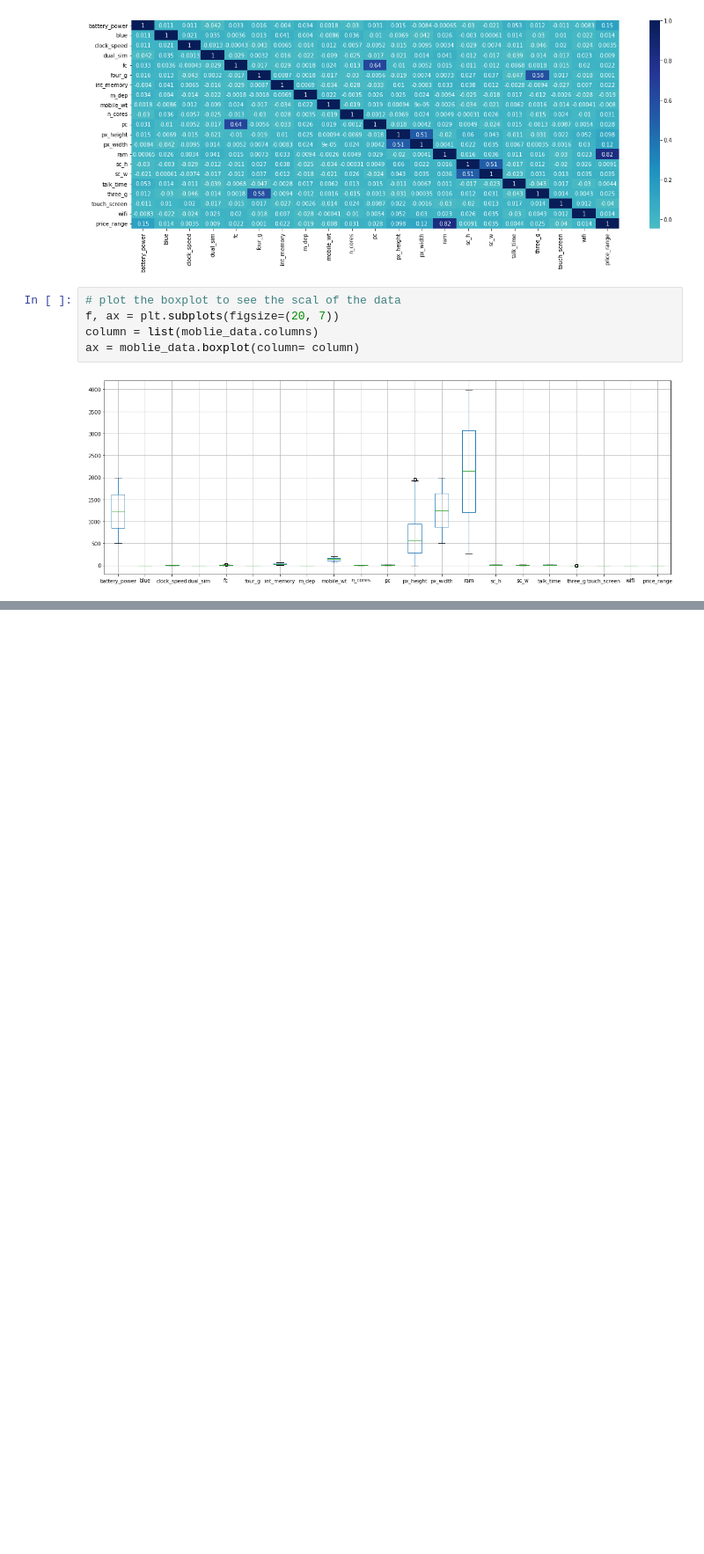
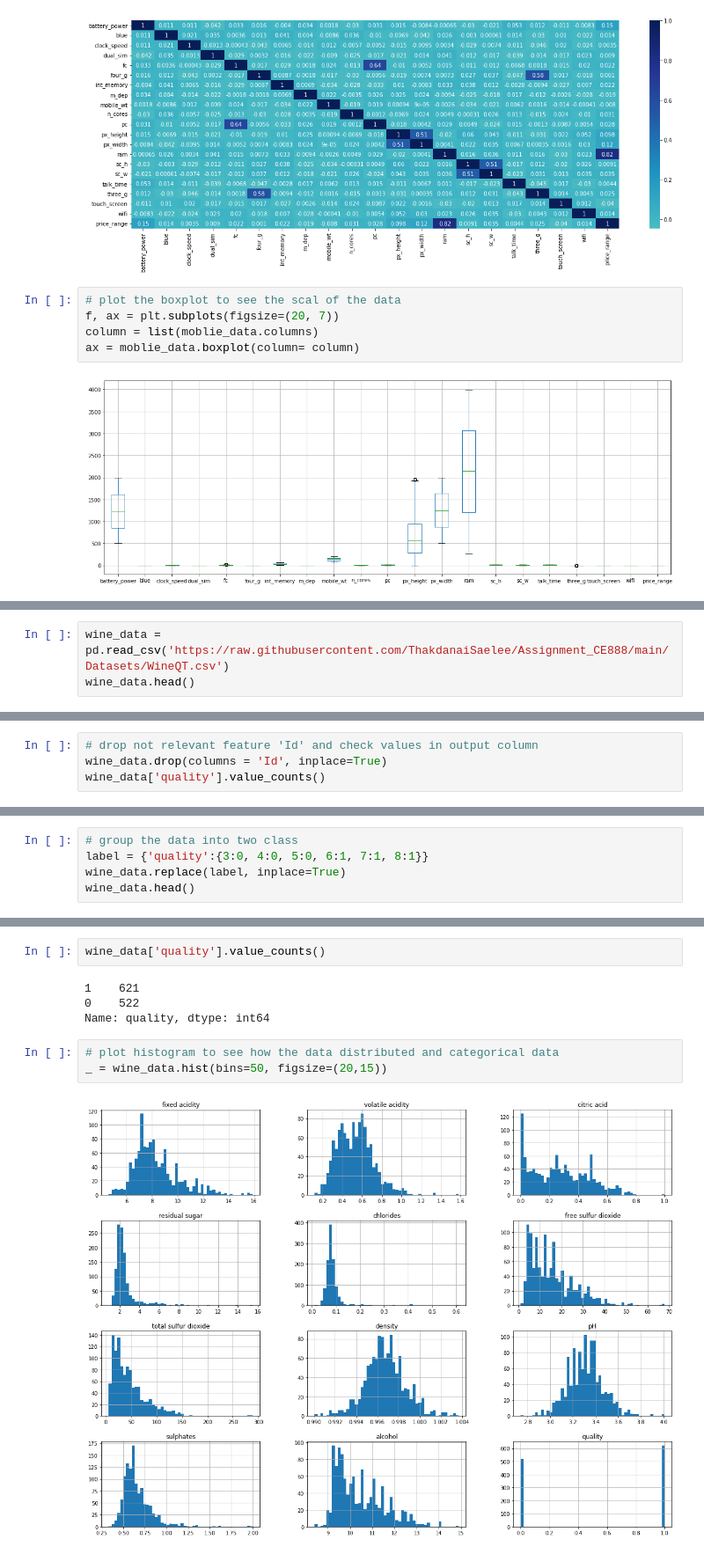
Before and after one commit to ThakdanaiSaelee/Assignment_CE888, a Jupyter notebook: Program/Assignment.ipynb, the cells around one changed output, grey strips where cells are left out. Shown at 88% size. Saved outputs shown, nothing was run; the diff lists cells and outputs as text; blank space fills up the shorter version.

```diff
--- a/Program/Assignment.ipynb
+++ b/Program/Assignment.ipynb
@@ -356,0 +230,3 @@ For example: is there a clear difference between the clusters in terms of alcoho
+# %%
+wine_data = pd.read_csv('https://raw.githubusercontent.com/ThakdanaiSaelee/Assignment_CE888/main/Datasets/WineQT.csv')
+wine_data.head()
@@ -356,0 +240,4 @@ For example: is there a clear difference between the clusters in terms of alcoho
+# %%
+# drop not relevant feature 'Id' and check values in output column
+wine_data.drop(columns = 'Id', inplace=True)
+wine_data['quality'].value_counts()
@@ -356,0 +252,5 @@ For example: is there a clear difference between the clusters in terms of alcoho
+# %%
+# group the data into two class
+label = {'quality':{3:0, 4:0, 5:0, 6:1, 7:1, 8:1}}
+wine_data.replace(label, inplace=True)
+wine_data.head()
@@ -356,0 +264,11 @@ For example: is there a clear difference between the clusters in terms of alcoho
+# %%
+wine_data['quality'].value_counts()
+# %% [output]
+1    621
+0    522
+Name: quality, dtype: int64
+# %%
+# plot histogram to see how the data distributed and categorical data
+_ = wine_data.hist(bins=50, figsize=(20,15))
+# %% [output]
+[figure, added]
```
Also changed, not shown: parts of 50 cells of this notebook.
